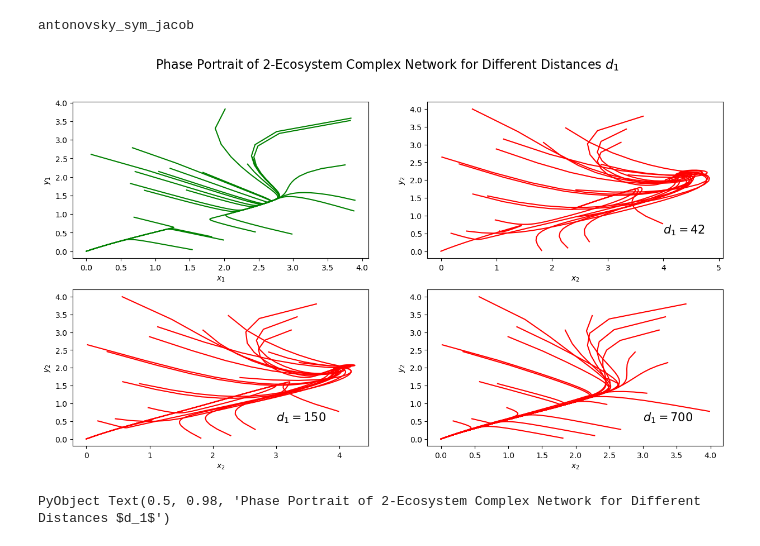
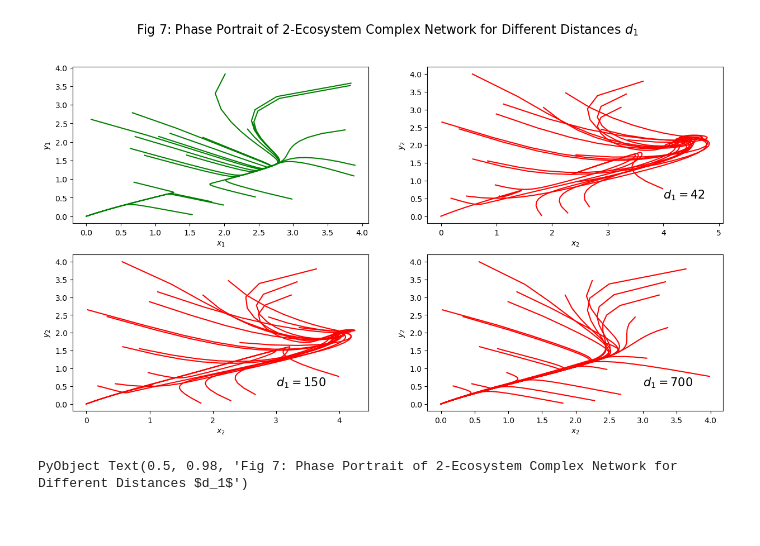
Before and after one commit to marcelvdla/CSSim, a Jupyter notebook: notebooks/fig7_jl.ipynb, the cells around one changed output. Cells and saved outputs as stored; diff of their text form; code cells hidden in the pictures.

```diff
--- a/notebooks/fig7_jl.ipynb
+++ b/notebooks/fig7_jl.ipynb
@@ -1,15 +1,14 @@
-# %%
-using Distributions
-using Random
-using PyPlot
-using DrWatson
-using DifferentialEquations
-using Suppressor
-include(joinpath(srcdir(), "n_forest.jl"))
-# %% [output]
-antonovsky_sym_jacob
 # %%
-# Figure 7: phase space for different forest distances
+# Reproduce figure 7 from Cantin2020
+using Distributions
+using Random
+using PyPlot
+using DrWatson
+using Suppressor
+#@quickactivate :CSSim
+include(joinpath(srcdir(), "n_forest.jl"))
+
+# Initialize plots
 fig, axs = plt.subplots(nrows=2, ncols=2, figsize=(15,8))
 
 # Parameters for each distance
@@ -54,36 +53,34 @@ d_xlim_map = [(0, 5), (0, 4), (0, 3)]
             # Could generalize this phase space code to n-forests
             if d_ix == 1
                 x1 = X_tensor[:, 1, 1]
                 y1 = X_tensor[:, 1, 2]
                 axs[1, 1].plot(x1, y1, color="green")
                 axs[1, 1].set_xlabel(L"$x_1$")
                 axs[1, 1].set_ylabel(L"$y_1$")
                 #axs[1, 1].set_ylim((0, 3))
                 #axs[1, 1].set_xlim((0, 4))
             end
 
             x2 = X_tensor[:, 2, 1]
             y2 = X_tensor[:, 2, 2]
 
             axs[d_row_map[d_ix], d_col_map[d_ix]].plot(x2, y2, color="red")
             axs[d_row_map[d_ix], d_col_map[d_ix]].set_xlabel(L"$x_2$")
             axs[d_row_map[d_ix], d_col_map[d_ix]].set_ylabel(L"$y_2$")
-            #axs[d_row_map[d_ix], d_col_map[d_ix]].set_ylim((0, 3))
-            #axs[d_row_map[d_ix], d_col_map[d_ix]].set_xlim(d_xlim_map[d_ix])
         end
     end
 end
 
-# Add distance labels
+# Add labels
 kwargs = Dict(
     :fontweight => "extra bold",
     :fontsize => 15
 )
 
 axs[1, 2].text(4, 0.5, L"$d_1 = 42$"; kwargs...)
 axs[2, 1].text(3, 0.5, L"$d_1 = 150$"; kwargs...)
 axs[2, 2].text(3, 0.5, L"$d_1 = 700$"; kwargs...)
-fig.suptitle(L"Phase Portrait of 2-Ecosystem Complex Network for Different Distances $d_1$", fontsize=16)
+fig.suptitle(L"Fig 7: Phase Portrait of 2-Ecosystem Complex Network for Different Distances $d_1$", fontsize=16)
 # %% [output]
-[figure, old version]
+[figure, new version]
-PyObject Text(0.5, 0.98, 'Phase Portrait of 2-Ecosystem Complex Network for Different Distances $d_1$')
+PyObject Text(0.5, 0.98, 'Fig 7: Phase Portrait of 2-Ecosystem Complex Network for Different Distances $d_1$')
```
Also changed, not shown: 1 other file.
